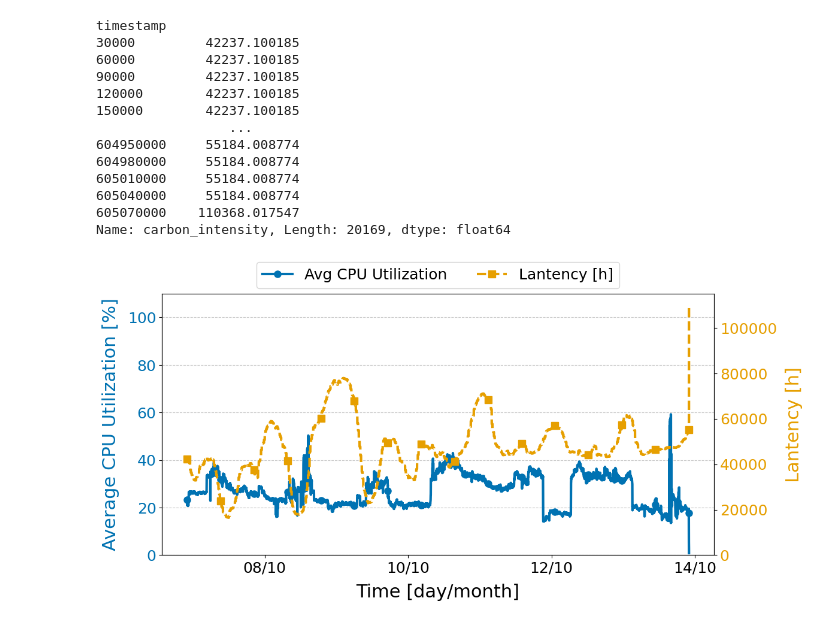
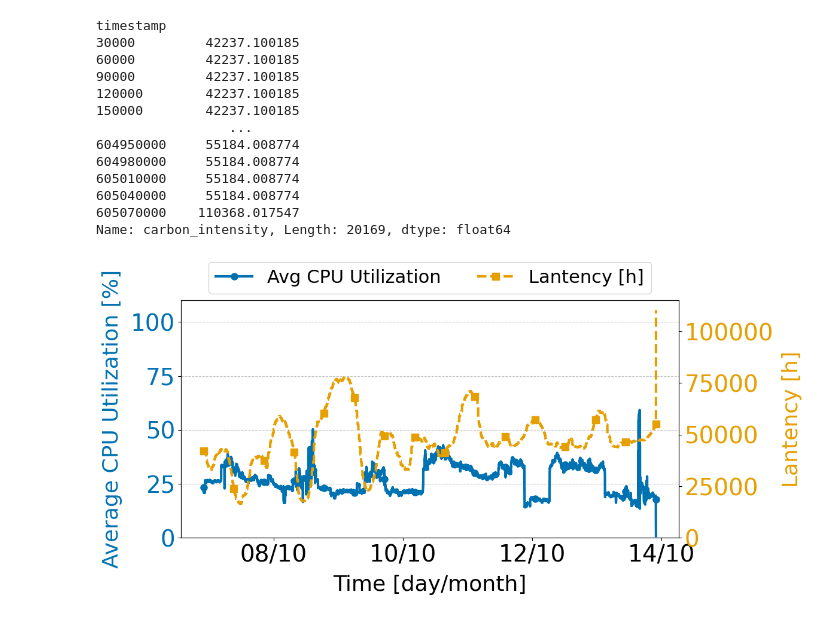
Before and after one commit to atlarge-research/opendt, a Jupyter notebook: reproducibility_capsule/exp_1/exp_1_cpu_latency/exp_1_cpu_latency.ipynb, the cells around one changed output. Saved outputs shown, nothing was run; the diff lists cells and outputs as text; code cells hidden in the pictures.

Commit message:
exp 1 cpu utilization, latency, with mock data - v1.1

```diff
--- a/reproducibility_capsule/exp_1/exp_1_cpu_latency/exp_1_cpu_latency.ipynb
+++ b/reproducibility_capsule/exp_1/exp_1_cpu_latency/exp_1_cpu_latency.ipynb
@@ -88,8 +88,8 @@ fig, ax1 = plt.subplots(figsize=(12, 6))
 
 # --- LEFT AXIS (CPU) ---
 color_cpu = COLOR_PALETTE[0]
-ax1.set_xlabel("Time [day/month]", fontsize=22, labelpad=10)
-ax1.set_ylabel("Average CPU Utilization [%]", color=color_cpu, fontsize=22, labelpad=10)
+ax1.set_xlabel("Time [day/month]", fontsize=26, labelpad=10)
+ax1.set_ylabel("Average CPU Utilization [%]", color=color_cpu, fontsize=26, labelpad=10)
 
 # Plot CPU: Solid Blue Line with circle markers (using markevery to avoid clutter)
 # 'markevery=len(x)//20' ensures we only see a few markers, like the reference style
@@ -98,41 +98,41 @@ line1 = ax1.plot(timestamps, opendt_cpu.values * 100,
                  marker="o", markersize=8, markevery=len(timestamps)//15,
                  label="Avg CPU Utilization")
 
-ax1.tick_params(axis='y', labelcolor=color_cpu, labelsize=18)
-ax1.tick_params(axis='x', labelsize=18)
+ax1.tick_params(axis='y', labelcolor=color_cpu, labelsize=28)
+ax1.tick_params(axis='x', labelsize=28)
 ax1.set_ylim(0, 110) # CPU % usually 0-100
 
 # --- RIGHT AXIS (LATENCYY) ---
 ax2 = ax1.twinx() # Create a second y-axis sharing the same x-axis
 color_latency = COLOR_PALETTE[1]
-ax2.set_ylabel("Lantency [h]", color=color_latency, fontsize=22, labelpad=10)
+ax2.set_ylabel("Lantency [h]", color=color_latency, fontsize=26, labelpad=10)
 
 # Plot Latency: Dashed Orange Line with square markers
 line2 = ax2.plot(timestamps, opendt_latency.values,
                  color=color_latency, linewidth=3, linestyle="--",
                  marker="s", markersize=8, markevery=len(timestamps)//15,
                  label="Lantency [h]")
 
-ax2.tick_params(axis='y', labelcolor=color_latency, labelsize=18)
+ax2.tick_params(axis='y', labelcolor=color_latency, labelsize=28)
 ax2.set_ylim(bottom=0) # Ensure Latency axis starts at 0
 
 # --- FORMATTING ---
 # X-Axis Date Format (Day/Month)
 ax1.xaxis.set_major_formatter(mdates.DateFormatter('%d/%m'))
 ax1.xaxis.set_major_locator(mdates.DayLocator(interval=2)) # Tick every 2 days
 
 # Legend (Combine lines from both axes)
 lines = line1 + line2
 labels = [l.get_label() for l in lines]
-ax1.legend(lines, labels, loc="upper center", fontsize=18, ncol=2, bbox_to_anchor=(0.5, 1.15))
+ax1.legend(lines, labels, loc="upper center", fontsize=22, ncol=2, bbox_to_anchor=(0.5, 1.20))
 
 # Grid (Horizontal dashed lines)
 ax1.grid(True, axis='y', linestyle='--', alpha=0.7)
 
 plt.tight_layout()
 
 # Save as PDF
 plt.savefig("exp_1_power_draw.pdf", format="pdf", bbox_inches="tight")
 plt.show()
 # %% [output]
-[figure, old version]
+[figure, new version]
```
Also changed, not shown: 1 other file.
